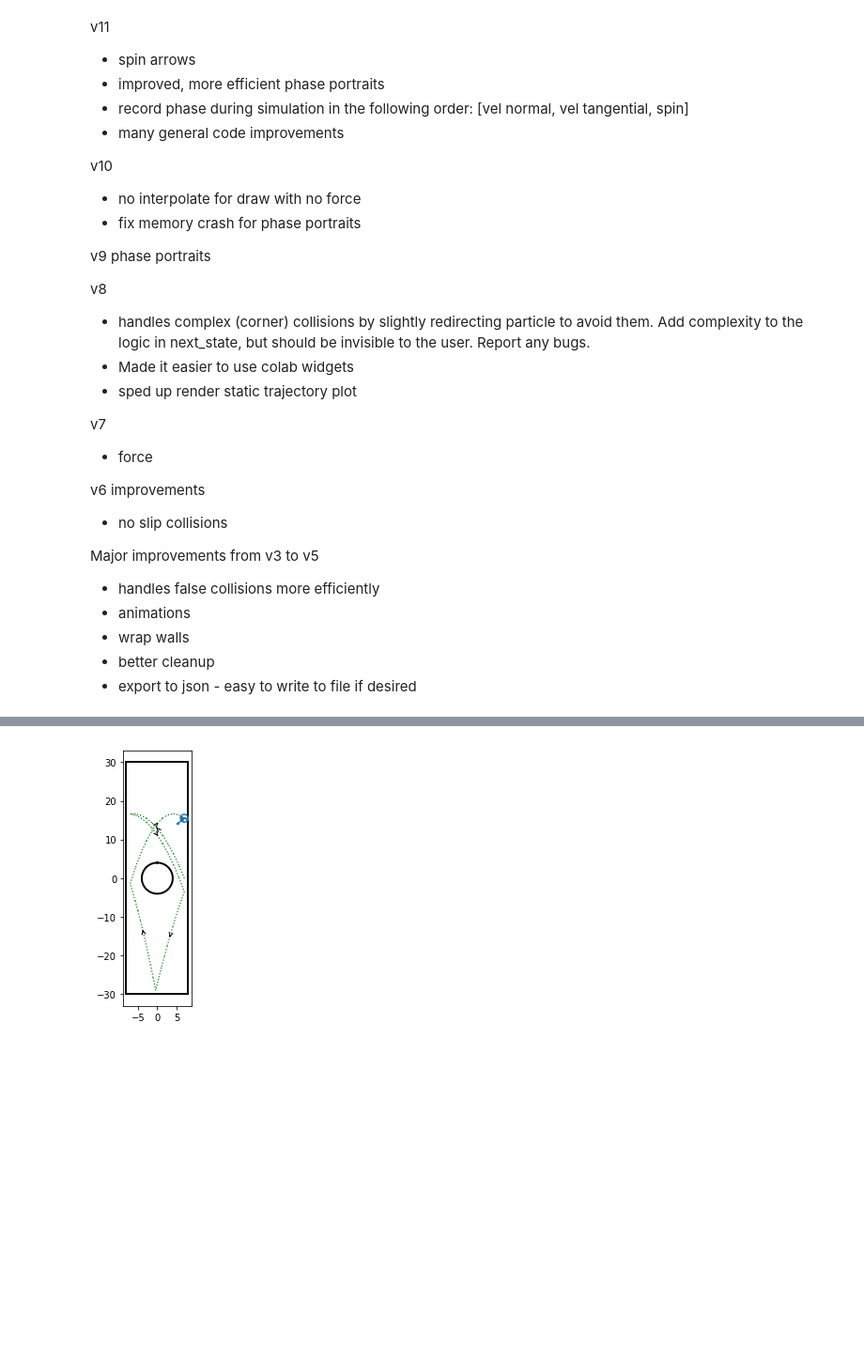
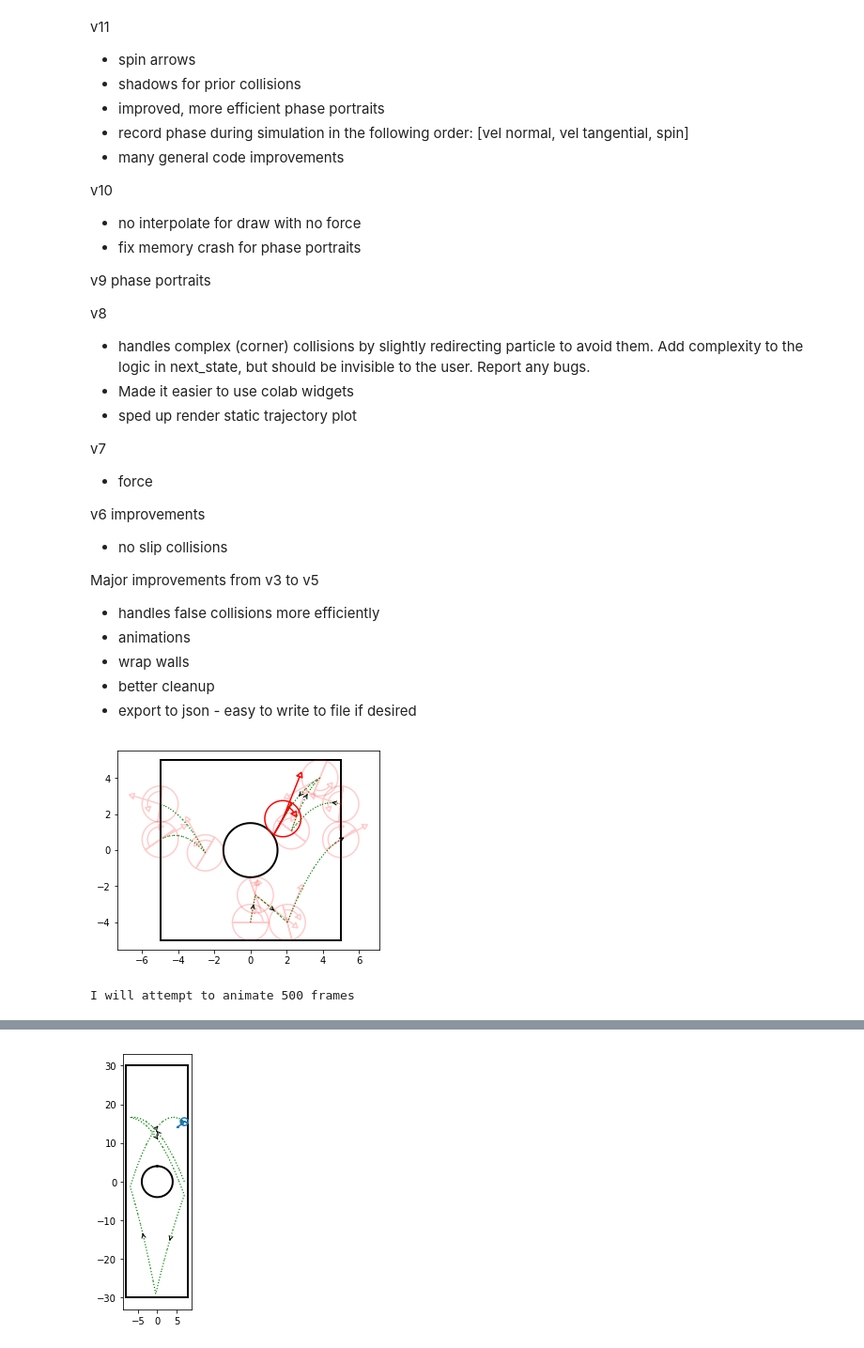
Before and after one commit to npetela/REU_2019, a Jupyter notebook: main_v11.ipynb, the cells around one changed output, grey strips where cells are left out. Shown at 94% size. Saved outputs shown, nothing was run; the diff lists cells and outputs as text; code cells hidden in the pictures; blank space fills up the shorter version.

```diff
--- a/main_v11.ipynb
+++ b/main_v11.ipynb
@@ -3,6 +3,7 @@
 # %% [markdown]
 v11
 - spin arrows
+- shadows for prior collisions
 - improved, more efficient phase portraits
 - record phase during simulation in the following order: [vel normal, vel tangential, spin]
 - many general code improvements
@@ -1100,3 +1126,78 @@ def animate(part_orig, frame_count=100, movie_time=5, smoothing=80, show_trail=T
         display(HTML(anim.to_jshtml()))        # diplays video in notebook
 
     return anim, part
+# %%
+np.seterr(all='raise')  # stops program when "warnings" occur.  Default is to continue, but this option makes debugging easier
+np.random.seed(5)  # produces the same thing every thing - easier for debugging
+
+steps = 1000
+dim = 2
+
+channel_height = 5
+channel_length = 5
+scatterer_radius = 1.5
+
+######### Make particle #########
+part = Particle(radius=1.0, save=True,
+                force = [0.0, -3.0]
+               )
+
+
+######### Make walls #########
+Walls = []
+
+new_wall = FlatWall(base=[channel_length,0], normal=[1,0], radius=channel_height,
+#                     collision_law='no_slip'
+                    collision_law='wrap', wrap_wall_idx=1, hard=False, flip_pos=True, flip_vel=True
+                   )
+Walls.append(new_wall)
+
+
+new_wall = FlatWall(base=[-channel_length,0], normal=[-1,0], radius=channel_height,
+#                     collision_law='no_slip'
+                    collision_law='wrap', wrap_wall_idx=0, hard=False, flip_pos=True, flip_vel=True
+                   )
+Walls.append(new_wall)
+
+
+new_wall = FlatWall(base=[0,channel_height], normal=[0,1], radius=channel_length,
+                    collision_law='no_slip',
+#                     collision_law='wrap', wrap_wall_idx=3, hard=False, flip_pos=True, flip_vel=True
+                   )
+Walls.append(new_wall)
+
+
+new_wall = FlatWall(base=[0,-channel_height], normal=[0,-1], radius=channel_length,
+                    collision_law='no_slip',
+#                     collision_law='wrap', wrap_wall_idx=2, hard=False, flip_pos=True, flip_vel=True
+                   )
+Walls.append(new_wall)
+
+
+new_wall = SphereWall(base=[0.0, 0.0], radius=scatterer_radius, max_polar_angle = np.pi, outside=True, collision_law='no_slip')
+Walls.append(new_wall)
+
+
+######### Initialize Particle #########
+start_wall_idx = 3
+start_wall = Walls[start_wall_idx]
+
+part.wall_idx = start_wall_idx
+part.pos = start_wall.base - start_wall.normal * part.radius
+part.vel = np.array([1.0, 6.0])
+part.spin = 5.0
+
+
+######### Run it #########
+run(part, Walls)
+
+
+######### Draw history #########
+ax, part_drawn = draw(part, step_count=10, show_past=True)
+plt.show()
+
+######### Animate #########
+anim, part_anim = animate(part, show_past=True, movie_time=10, frame_count=500)
+# %% [output]
+[figure, added]
+I will attempt to animate 500 frames
```
Also changed, not shown: parts of 6 cells of this notebook.
